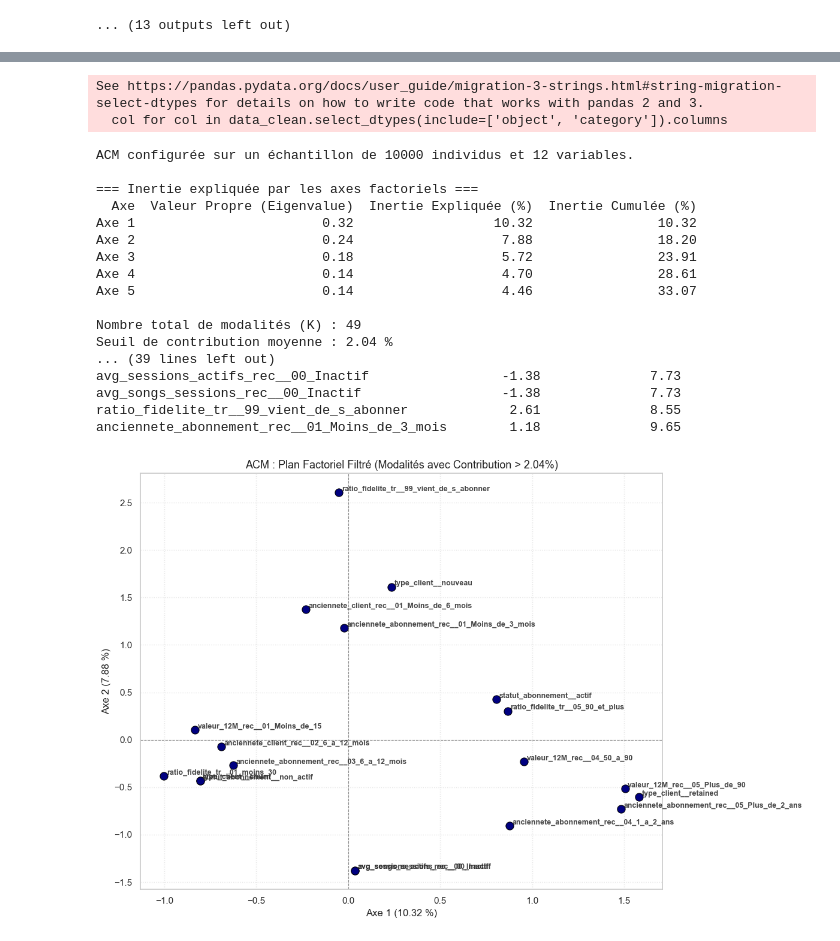
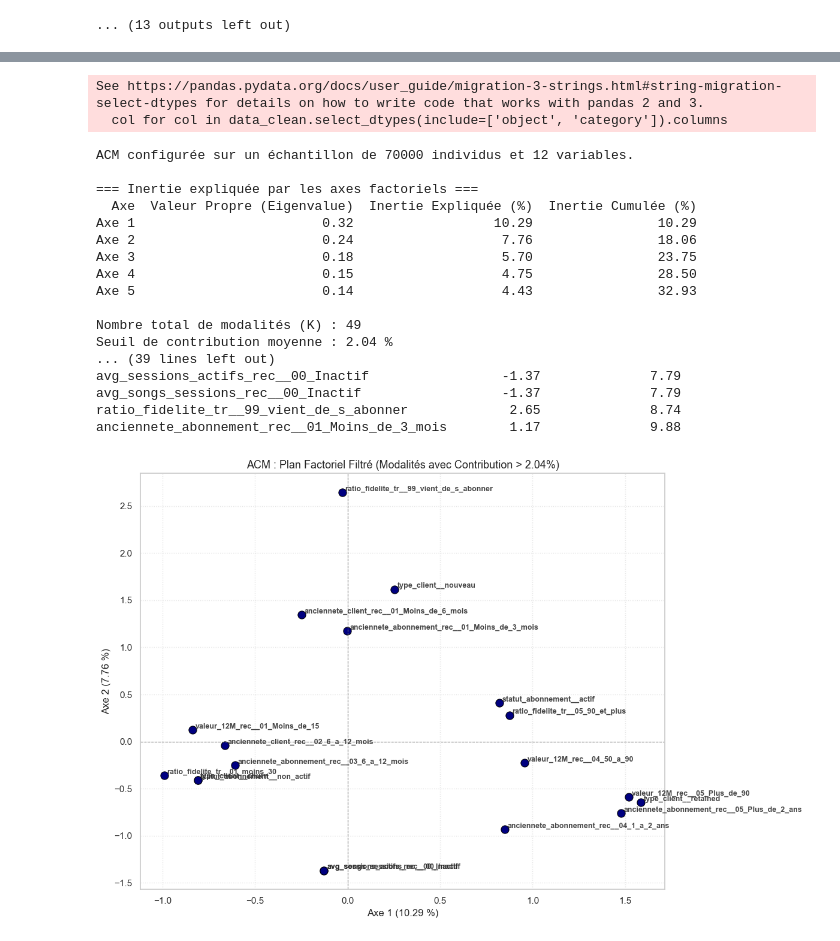
Before and after one commit to sebaarayacastro1/clustering, a Jupyter notebook: notebooks/main.ipynb, the cells around one changed output, grey strips where cells are left out. Cells and saved outputs as stored; diff of their text form; code cells hidden in the pictures.

Commit message:
Echantillon de 70.000 pour l'ACM

```diff
--- a/notebooks/main.ipynb
+++ b/notebooks/main.ipynb
@@ -904,7 +904,7 @@ data_clean.head()
 # ===== ACM =====
 
 # 1. Échantillonnage aléatoire pour l'ACM
-TAILLE_ECHANTILLON = 10000
+TAILLE_ECHANTILLON = 70000
 SEED = 42
 
 vars_acm = [
@@ -987,44 +987,44 @@ sns.scatterplot(
 for modalite, coord in coords_filtrees.iterrows():
     plt.text(
         coord[0] + 0.015,
         coord[1] + 0.015,
         str(modalite),
         fontsize=9,
         fontweight='bold',
         alpha=0.85
     )
 
 plt.axhline(0, color='grey', linestyle='--', linewidth=0.8)
 plt.axvline(0, color='grey', linestyle='--', linewidth=0.8)
 
 plt.title(f'ACM : Plan Factoriel Filtré (Modalités avec Contribution > {seuil_moyen:.2f}%)', fontsize=13)
 plt.xlabel(f'Axe 1 ({percentage_of_variance[0]:.2f} %)')
 plt.ylabel(f'Axe 2 ({percentage_of_variance[1]:.2f} %)')
 plt.grid(True, linestyle=':', alpha=0.5)
 
 plt.tight_layout()
 plt.show()
 # %% [output]
 See https://pandas.pydata.org/docs/user_guide/migration-3-strings.html#string-migration-select-dtypes for details on how to write code that works with pandas 2 and 3.
   col for col in data_clean.select_dtypes(include=['object', 'category']).columns
-ACM configurée sur un échantillon de 10000 individus et 12 variables.
+ACM configurée sur un échantillon de 70000 individus et 12 variables.
 
 === Inertie expliquée par les axes factoriels ===
   Axe  Valeur Propre (Eigenvalue)  Inertie Expliquée (%)  Inertie Cumulée (%)
-Axe 1                        0.32                  10.32                10.32
-Axe 2                        0.24                   7.88                18.20
-Axe 3                        0.18                   5.72                23.91
-Axe 4                        0.14                   4.70                28.61
-Axe 5                        0.14                   4.46                33.07
+Axe 1                        0.32                  10.29                10.29
+Axe 2                        0.24                   7.76                18.06
+Axe 3                        0.18                   5.70                23.75
+Axe 4                        0.15                   4.75                28.50
+Axe 5                        0.14                   4.43                32.93
 
 Nombre total de modalités (K) : 49
 Seuil de contribution moyenne : 2.04 %
 ... (39 lines left out)
-avg_sessions_actifs_rec__00_Inactif                 -1.38              7.73
-avg_songs_sessions_rec__00_Inactif                  -1.38              7.73
-ratio_fidelite_tr__99_vient_de_s_abonner             2.61              8.55
-anciennete_abonnement_rec__01_Moins_de_3_mois        1.18              9.65
+avg_sessions_actifs_rec__00_Inactif                 -1.37              7.79
+avg_songs_sessions_rec__00_Inactif                  -1.37              7.79
+ratio_fidelite_tr__99_vient_de_s_abonner             2.65              8.74
+anciennete_abonnement_rec__01_Moins_de_3_mois        1.17              9.88
-[figure, old version]
+[figure, new version]
 # %%
 ### Itération 2
 
```
Also changed, not shown: parts of 5 cells of this notebook.
